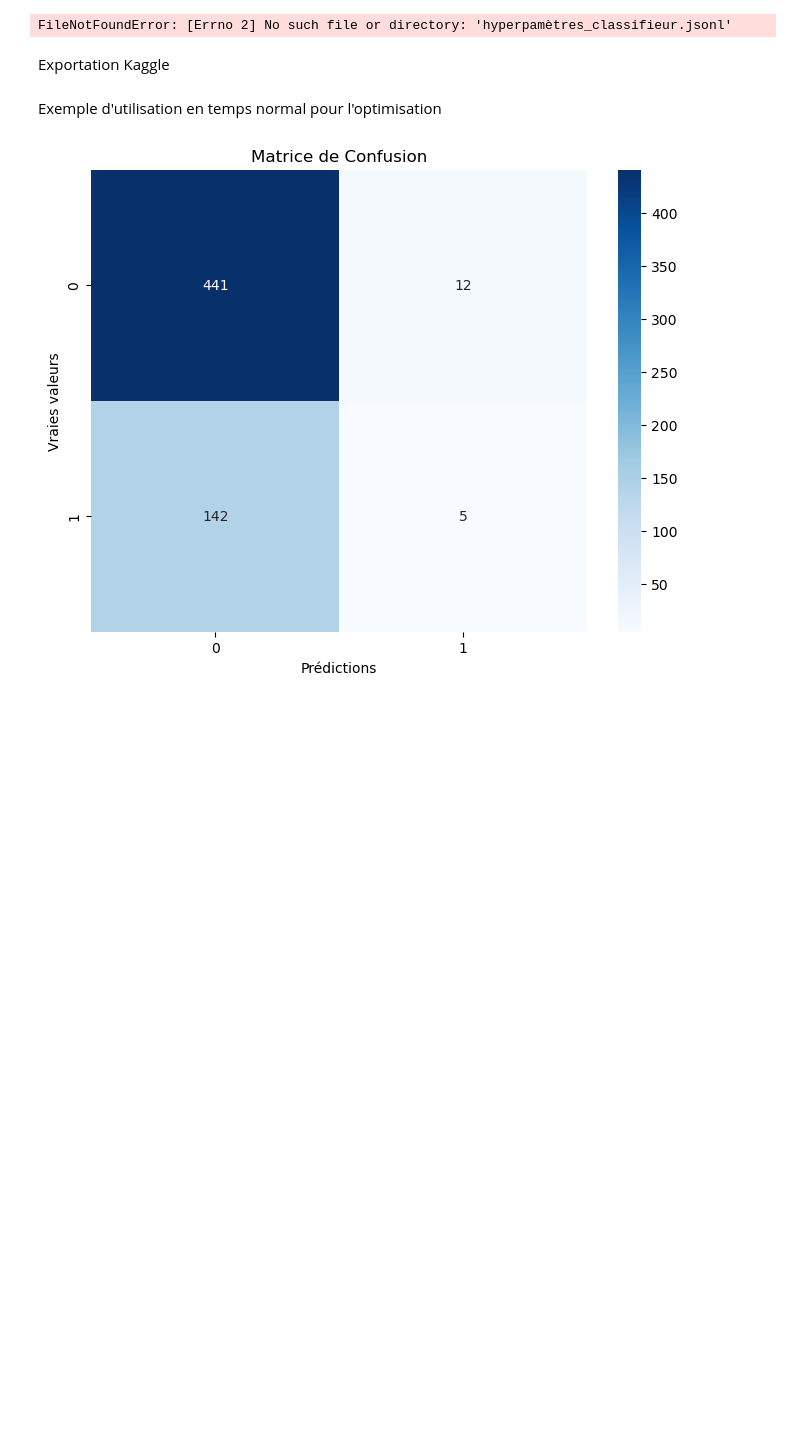
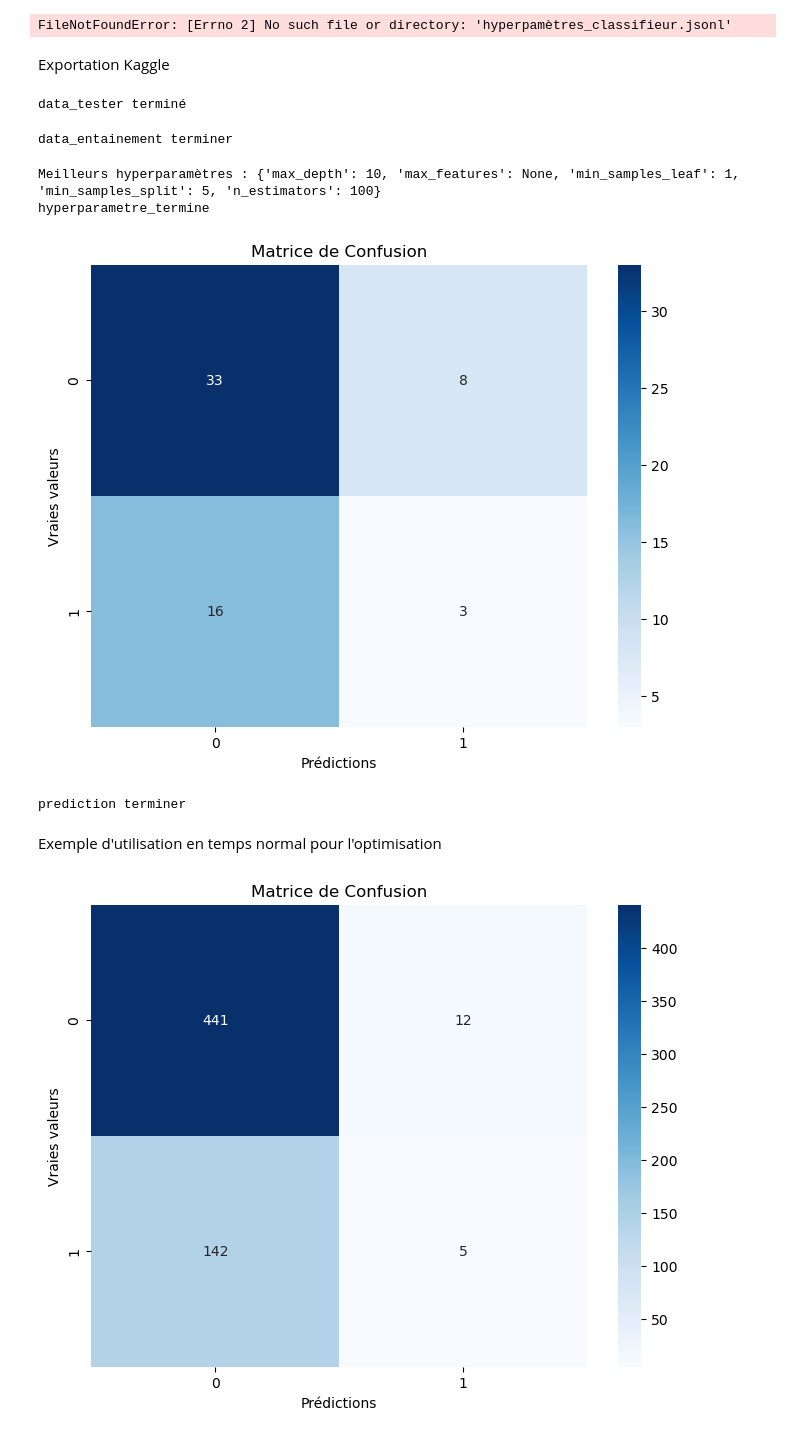
Before and after one commit to DavidTRG0/SAE-data-mining, a Jupyter notebook: SAE_Data_Mining.ipynb, the cells around one changed output. Saved outputs shown, nothing was run; the diff lists cells and outputs as text; code cells hidden in the pictures; blank space fills up the shorter version.

```diff
--- a/SAE_Data_Mining.ipynb
+++ b/SAE_Data_Mining.ipynb
@@ -191,14 +191,16 @@ class Classifieur:
         plt.show()
         return f"{f1:.3f}"
 
-    def predict(self, data):
+    def predict(self, data, output_csv_path):
         X = data.iloc[:, :-1]
         ogc = data.iloc[:, -1]
 
         y_pred = self.classifier.predict(X)
-        y_pred = pd.Series(y_pred, index=self.data.index, name="Predicted")
+        y_pred = pd.Series(y_pred, name="cal_réponse_signalement")
+        y_pred = y_pred.map({0: "Pris en compte", 1: "Rejeté (hors specs)"})
 
         result = pd.concat([ogc, y_pred], axis=1)
+        result.to_csv(output_csv_path, index=False)
 
         return result
 
@@ -405,7 +407,7 @@ Exportation Kaggle
 # %%
 param_grid = {
     'n_estimators': [100, 200, 500],
-    'max_depth': [10, 20, None],
+    'max_depth': [10, 20, 30],
     'min_samples_split': [2, 5, 10],
     'min_samples_leaf': [1, 2, 5],
     'max_features': ['sqrt', 'log2', None]
@@ -416,17 +418,36 @@ data.lemmatisation()
 data.vectorisation_ponderee()
 data.reduction_nmf(n_components=200)
 data_test=data.get_data()
+print("data_tester terminé")
 
 data = Data()
 data.lemmatisation()
 data.vectorisation_ponderee()
 data.reduction_nmf(n_components=200)
 data_train=data.get_data()
+print("data_entainement terminer")
 
 foret = ForetAleatoire(data_train)
 foret.recherche_hyperparametres(param_grid)
+print("hyperparametre_termine")
 foret.f1_score()
 fichier=foret.predict(data_test)
+print("prediction terminer")
+# %% [output]
+data_tester terminé
+data_entainement terminer
+# %%
+foret = ForetAleatoire(data_train)
+foret.recherche_hyperparametres(param_grid)
+print("hyperparametre_termine")
+foret.f1_score()
+fichier=foret.predict(data_test)
+print("prediction terminer")
+# %% [output]
+Meilleurs hyperparamètres : {'max_depth': 10, 'max_features': None, 'min_samples_leaf': 1, 'min_samples_split': 5, 'n_estimators': 100}
+hyperparametre_termine
+[figure, added]
+prediction terminer
 # %% [markdown]
 Exemple d'utilisation en temps normal pour l'optimisation
 # %%
```
Also changed, not shown: parts of 1 cell of this notebook.
